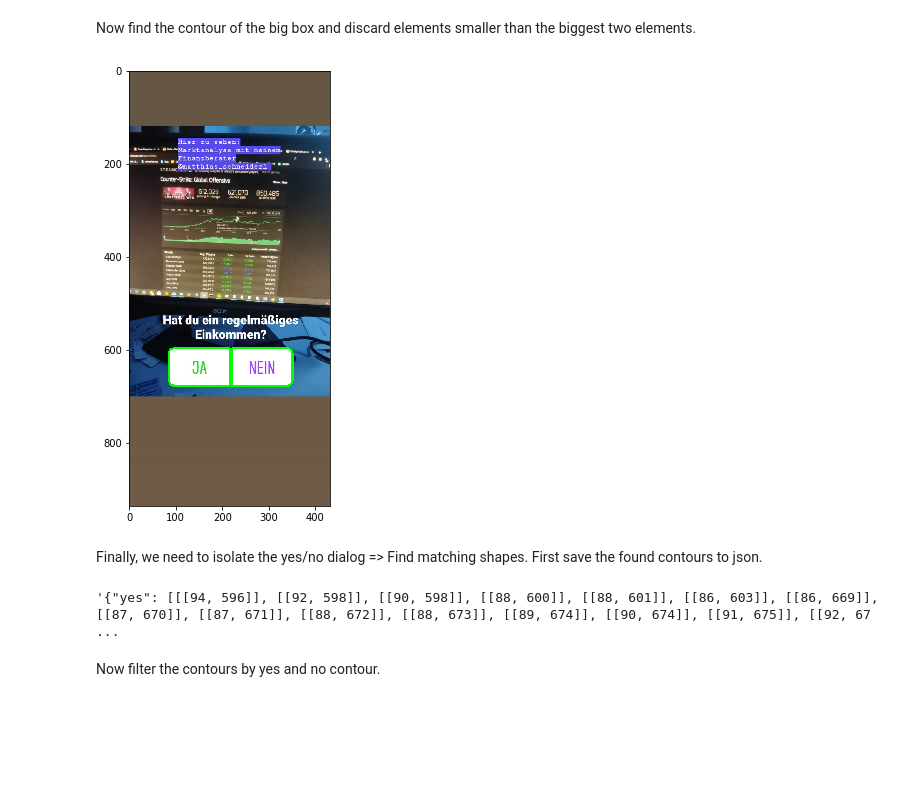
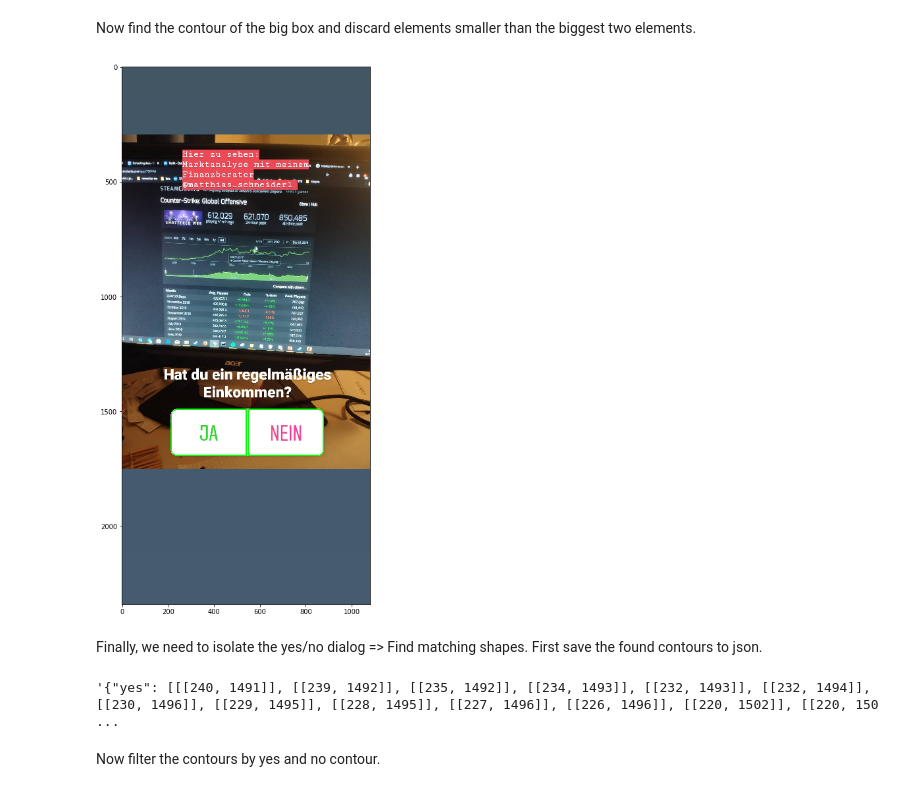
Before and after one commit to orlopau/instagram-survey-scraper, a Jupyter notebook: notebooks/image_text_recognition.ipynb, the cells around one changed output. Drawn from its saved outputs; the diff is of its cells as text; code cells hidden in the pictures; blank space fills up the shorter version.

```diff
--- a/notebooks/image_text_recognition.ipynb
+++ b/notebooks/image_text_recognition.ipynb
@@ -6,17 +6,18 @@ import numpy as np
 from matplotlib import pyplot as plt
 import json
 import pytesseract
+import math
+import statistics
 
-plt.rcParams['figure.figsize'] = [10, 8]
+plt.rcParams['figure.figsize'] = [20, 15]
 # %% [markdown]
 ### First load the image for analysis...
 # %%
 img = cv2.imread("../test/data/story.jpg")
-img = cv2.resize(img, (int(img.shape[1] * 0.4), int(img.shape[0] * 0.4)), interpolation=cv2.INTER_AREA)
 
 def display_image_plot(_img):
-    if len(_img) == 3:
-        plt.imshow(_img[:,:,::-1])
+    if len(_img.shape) == 3 and _img.shape[2] == 3 :
+        plt.imshow(cv2.cvtColor(_img, cv2.COLOR_BGR2RGB))
     else:
         plt.imshow(_img, cmap='gray')
 
@@ -35,9 +36,10 @@ Try to find the rectangle containing the choices for the story.
 
 The box is always pure #FFFFFF, so filter for color first, to find the location of the box.
 # %%
-img_gs = cv2.cvtColor(img, cv2.COLOR_BGR2GRAY)
+img_gs = cv2.cvtColor(img.copy(), cv2.COLOR_BGR2GRAY)
+img_gs = cv2.GaussianBlur(img_gs.copy(), (5,5), 0)
 
-mask = cv2.inRange(img_gs, np.array([250]), np.array([255]))
+mask = cv2.inRange(img_gs.copy(), np.array([250]), np.array([255]))
 
-display_image_plot(mask)
+display_image_plot(img_gs)
 # %% [output]
@@ -45,16 +47,18 @@ display_image_plot(mask)
 # %% [markdown]
 Now find the contour of the big box and discard elements smaller than the biggest two elements.
 # %%
-CONTOUR_MIN=1000
-CONTOUR_MAX=20000
+img_area = img.shape[0] * img.shape[1]
+
+CONTOUR_MIN=0.02 * img_area
+CONTOUR_MAX=0.03 * img_area
 
 contours, hierarchy = cv2.findContours(mask.copy(), cv2.RETR_TREE, cv2.CHAIN_APPROX_SIMPLE)
 
-contours_filtered = list(filter(lambda x: CONTOUR_MIN < cv2.contourArea(x) < CONTOUR_MAX, contours))
+contours_filtered = list(filter(lambda _x: CONTOUR_MIN < cv2.contourArea(_x) < CONTOUR_MAX, contours))
 
 display_image_plot(cv2.drawContours(img.copy(), contours_filtered, -1, (0, 255, 0), 3))
 # %% [output]
-[figure, old version]
+[figure, new version]
 # %% [markdown]
 Finally, we need to isolate the yes/no dialog => Find matching shapes. First save the found contours to json.
 # %%
@@ -68,7 +72,7 @@ json_string = json.dumps({
 
 json_string
 # %% [output]
-'{"yes": [[[94, 596]], [[92, 598]], [[90, 598]], [[88, 600]], [[88, 601]], [[86, 603]], [[86, 669]], [[87, 670]], [[87, 671]], [[88, 672]], [[88, 673]], [[89, 674]], [[90, 674]], [[91, 675]], [[92, 67 ...
+'{"yes": [[[240, 1491]], [[239, 1492]], [[235, 1492]], [[234, 1493]], [[232, 1493]], [[232, 1494]], [[230, 1496]], [[229, 1495]], [[228, 1495]], [[227, 1496]], [[226, 1496]], [[220, 1502]], [[220, 150 ...
 # %% [markdown]
 Now filter the contours by yes and no contour.
 # %%
```
Also changed, not shown: parts of 18 cells of this notebook, 2 other files.
